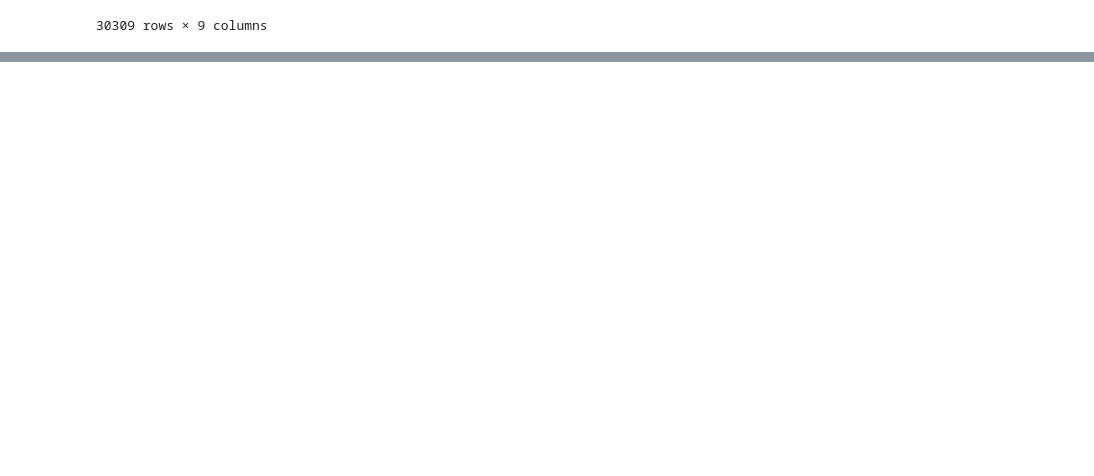
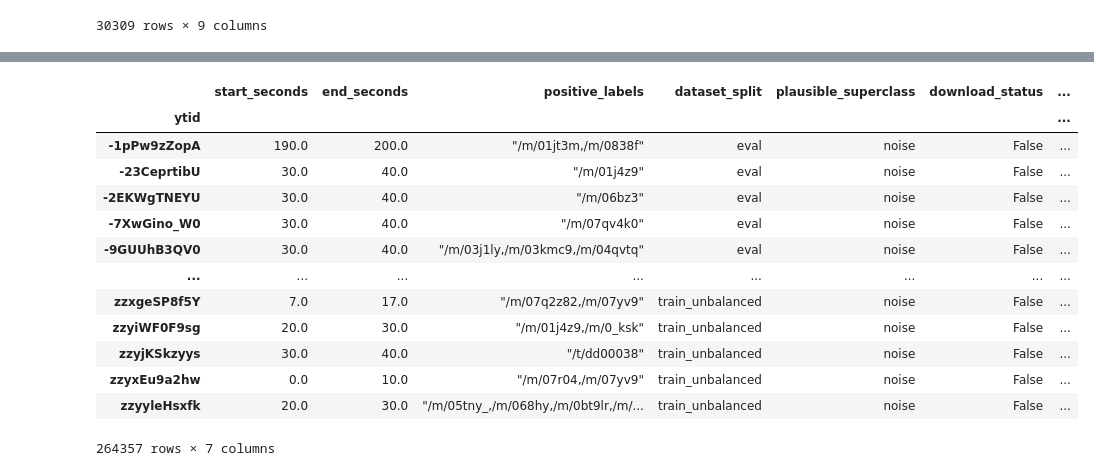
Before and after one commit to shamim-hussain/audioset_speech_music_noise, a Jupyter notebook: audioset.ipynb, the cells around one changed output, grey strips where cells are left out. Cells and saved outputs as stored; diff of their text form; code cells hidden in the pictures; blank space fills up the shorter version.

```diff
--- a/audioset.ipynb
+++ b/audioset.ipynb
@@ -860,0 +1031,17 @@ df_down.reset_index().to_json('processed/copied.json.gz',orient='records',indent
+# %%
+df_down_noise
+# %% [output]
+|  | start_seconds | end_seconds | positive_labels | dataset_split | plausible_superclass | download_status | ... |
+| ytid |  |  |  |  |  |  | ... |
+| -1pPw9zZopA | 190.0 | 200.0 | "/m/01jt3m,/m/0838f" | eval | noise | False | ... |
+| -23CeprtibU | 30.0 | 40.0 | "/m/01j4z9" | eval | noise | False | ... |
+| -2EKWgTNEYU | 30.0 | 40.0 | "/m/06bz3" | eval | noise | False | ... |
+| -7XwGino_W0 | 30.0 | 40.0 | "/m/07qv4k0" | eval | noise | False | ... |
+| -9GUUhB3QV0 | 30.0 | 40.0 | "/m/03j1ly,/m/03kmc9,/m/04qvtq" | eval | noise | False | ... |
+| ... | ... | ... | ... | ... | ... | ... | ... |
+| zzxgeSP8f5Y | 7.0 | 17.0 | "/m/07q2z82,/m/07yv9" | train_unbalanced | noise | False | ... |
+| zzyiWF0F9sg | 20.0 | 30.0 | "/m/01j4z9,/m/0_ksk" | train_unbalanced | noise | False | ... |
+| zzyjKSkzyys | 30.0 | 40.0 | "/t/dd00038" | train_unbalanced | noise | False | ... |
+| zzyxEu9a2hw | 0.0 | 10.0 | "/m/07r04,/m/07yv9" | train_unbalanced | noise | False | ... |
+| zzyyleHsxfk | 20.0 | 30.0 | "/m/05tny_,/m/068hy,/m/0bt9lr,/m/... | train_unbalanced | noise | False | ... |
+264357 rows × 7 columns
```
Also changed, not shown: parts of 25 cells of this notebook, 3 other files.
